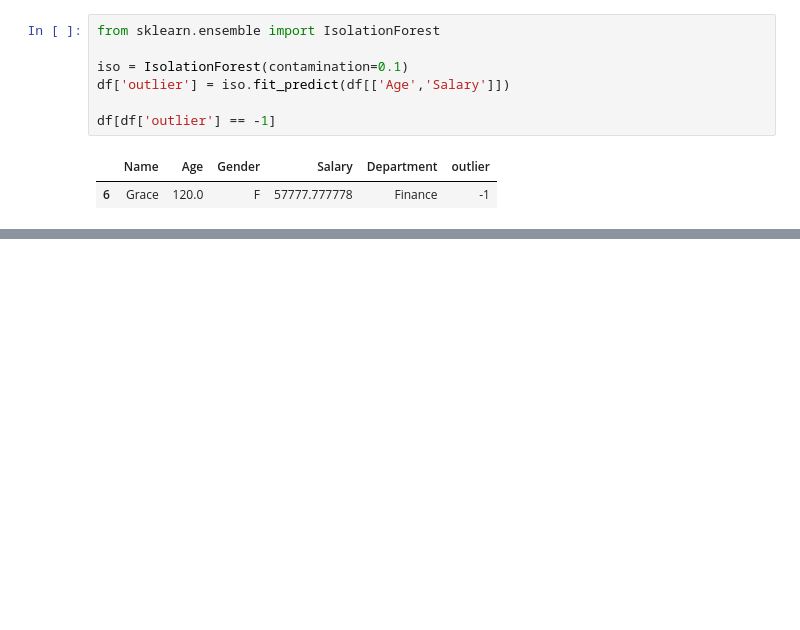
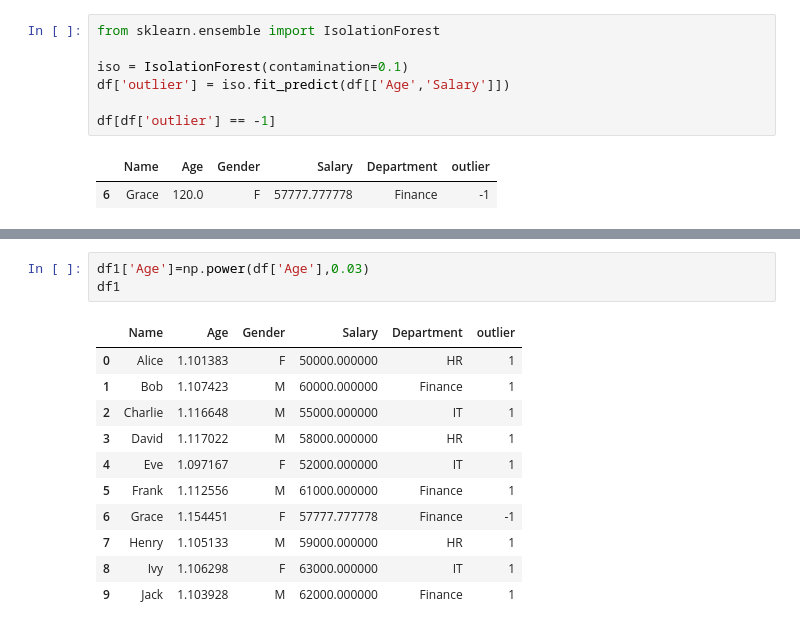
Before and after one commit to Roshansekar/Data-Preprocess, a Jupyter notebook: Data_Preprocessing.ipynb, the cells around one changed output, grey strips where cells are left out. Drawn from its saved outputs; the diff is of its cells as text; blank space fills up the shorter version.

```diff
--- a/Data_Preprocessing.ipynb
+++ b/Data_Preprocessing.ipynb
@@ -181,0 +237,15 @@ df[df['outlier'] == -1]
+# %%
+df1['Age']=np.power(df['Age'],0.03)
+df1
+# %% [output]
+|  | Name | Age | Gender | Salary | Department | outlier |
+| 0 | Alice | 1.101383 | F | 50000.000000 | HR | 1 |
+| 1 | Bob | 1.107423 | M | 60000.000000 | Finance | 1 |
+| 2 | Charlie | 1.116648 | M | 55000.000000 | IT | 1 |
+| 3 | David | 1.117022 | M | 58000.000000 | HR | 1 |
+| 4 | Eve | 1.097167 | F | 52000.000000 | IT | 1 |
+| 5 | Frank | 1.112556 | M | 61000.000000 | Finance | 1 |
+| 6 | Grace | 1.154451 | F | 57777.777778 | Finance | -1 |
+| 7 | Henry | 1.105133 | M | 59000.000000 | HR | 1 |
+| 8 | Ivy | 1.106298 | F | 63000.000000 | IT | 1 |
+| 9 | Jack | 1.103928 | M | 62000.000000 | Finance | 1 |
```
Also changed, not shown: parts of 5 cells of this notebook.
